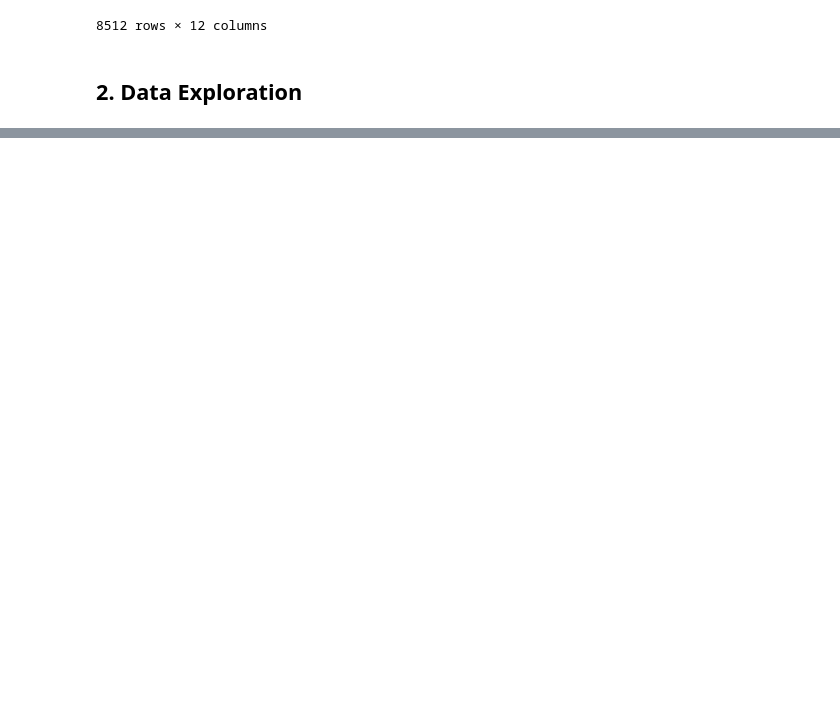
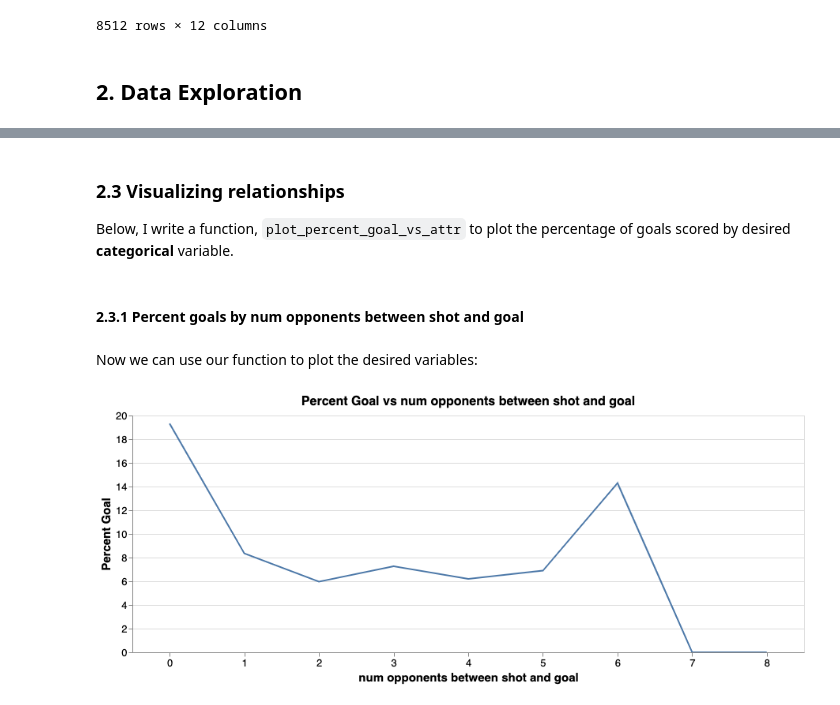
Before and after one commit to RobBlumberg/xg_model, a Jupyter notebook: src/xg_model.ipynb, the cells around one changed output, grey strips where cells are left out. Drawn from its saved outputs; the diff is of its cells as text; code cells hidden in the pictures; blank space fills up the shorter version.

```diff
--- a/src/xg_model.ipynb
+++ b/src/xg_model.ipynb
@@ -374,0 +407,7 @@ all_la_liga_shots
+# %%
+data_split = StratifiedShuffleSplit(n_splits=1, test_size=0.2, random_state=42)
+data_split_generator = data_split.split(all_la_liga_shots, all_la_liga_shots["outcome"])
+
+for training_indices, test_indices in data_split_generator:
+    shot_training_set = all_la_liga_shots.iloc[training_indices]
+    shot_test_set = all_la_liga_shots.iloc[test_indices]
@@ -374,0 +431,48 @@ all_la_liga_shots
+# %% [markdown]
+### 2.3 Visualizing relationships
+
+Below, I write a function, `plot_percent_goal_vs_attr` to plot the percentage of goals scored by desired **categorical** variable.
+# %%
+def plot_percent_goal_vs_attr(attribute, type_chart = "line"):
+    """
+    Function which plots the percentage of goals scored by desired categorical attribute in our shot training set
+
+    Arguments
+    attribute - (string) name of categorical attribute in shot training set data frame
+    """
+    attr_x = attribute
+    attr_y = "outcome"
+    attr_agg = "shot id"
+    attrs = [attr_x, attr_y, attr_agg]
+
+    outcomes_by_attribute = shot_training_set.reset_index()[attrs]   \
+                            .groupby([attr_x, attr_y])               \
+                                             .count()                \
+                                             .unstack()              \
+                                             .fillna(0)
+
+    outcomes_by_attribute = outcomes_by_attribute[attr_agg].reset_index()
+    outcomes_by_attribute["Percent Goal"] = outcomes_by_attribute["Goal"] * 100  / outcomes_by_attribute.sum(axis = 1)
+
+    if type_chart == "line":
+        chart = alt.Chart(outcomes_by_attribute).mark_line()
+    elif type_chart == "bar":
+        chart = alt.Chart(outcomes_by_attribute).mark_bar()
+
+    chart = chart.encode(
+        alt.X('{}:N'.format(attr_x), axis = alt.Axis(title = attr_x, labelAngle = 0)),
+        alt.Y('Percent Goal:Q', axis = alt.Axis(title = 'Percent Goal'))
+    ).properties(width = 850, height = 300,
+             title = "Percent Goal vs {}".format(attr_x)
+    ).configure_axis(labelFontSize = 13, titleFontSize = 15
+    ).configure_title(fontSize = 16)
+
+    return chart
+# %% [markdown]
+#### 2.3.1 Percent goals by num opponents between shot and goal
+# %% [markdown]
+Now we can use our function to plot the desired variables:
+# %%
+plot_percent_goal_vs_attr("num opponents between shot and goal", "line")
+# %% [output]
+[figure, added]
```
Also changed, not shown: parts of 23 cells of this notebook.
